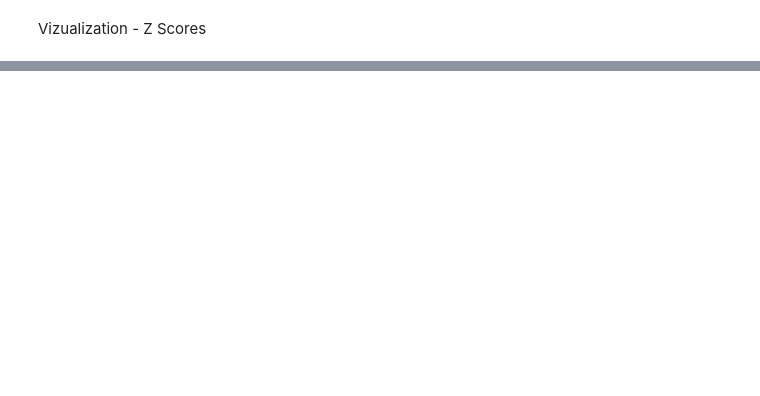
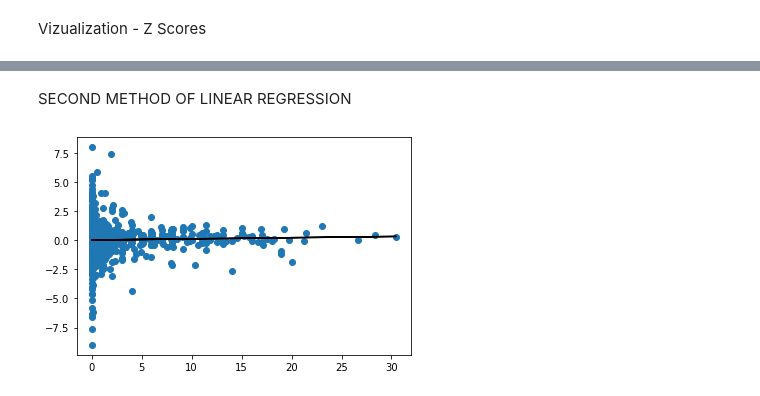
Before and after one commit to SoyMilkIsOk/DataMining-WeatherStocks, a Jupyter notebook: z_score.ipynb, the cells around one changed output, grey strips where cells are left out. Cells and saved outputs as stored; diff of their text form; code cells hidden in the pictures; blank space fills up the shorter version.

```diff
--- a/z_score.ipynb
+++ b/z_score.ipynb
@@ -131,5 +121,17 @@ print(len(weather_precip))
+# %% [markdown]
+SECOND METHOD OF LINEAR REGRESSION
 # %%
+stock_percent = df_merged['% Change'].values.reshape(-1,1)
+weather_precip = df_merged['TOTALPRCP'].values.reshape(-1,1)
+weather_max = df_merged['TMAX'].values.reshape(-1,1)
+weather_min = df_merged['TMIN'].values.reshape(-1,1)
+
 from sklearn.linear_model import LinearRegression
 linear_regressor = LinearRegression()
 linear_regressor.fit(weather_precip, stock_percent)
 Y_pred = linear_regressor.predict(weather_precip)
+plt.scatter(weather_precip, stock_percent)
+plt.plot(weather_precip, Y_pred, color='black')
+plt.show()
+# %% [output]
+[figure, added]
```
Also changed, not shown: parts of 11 cells of this notebook, 1 other file.
